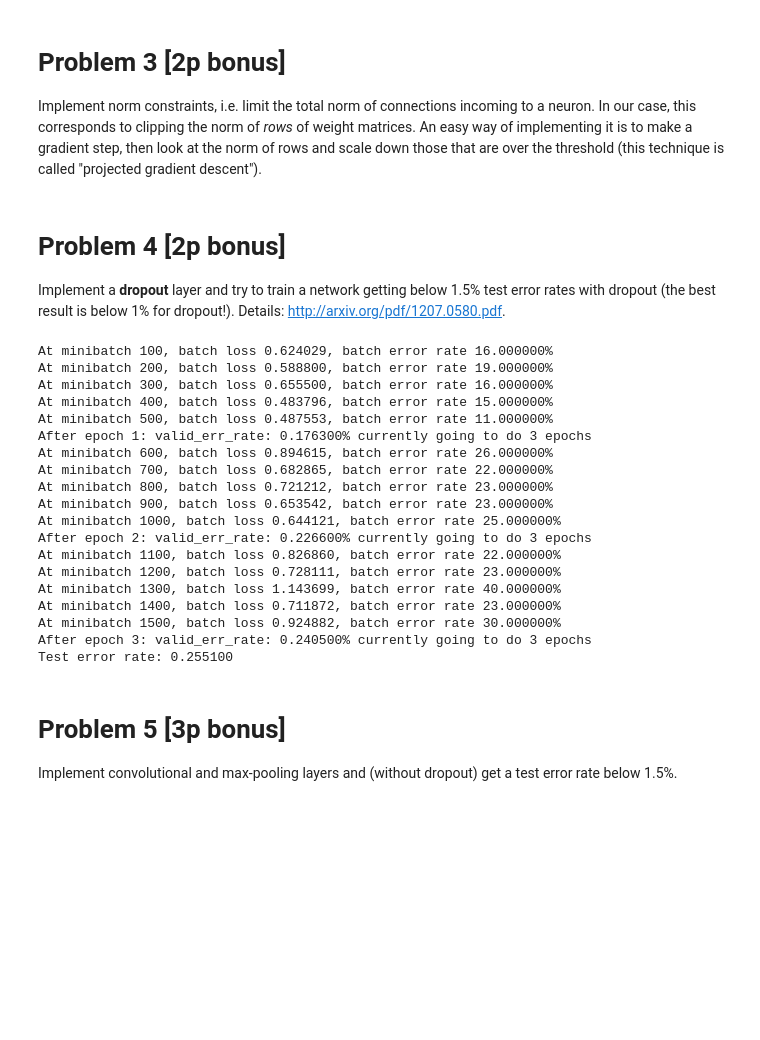
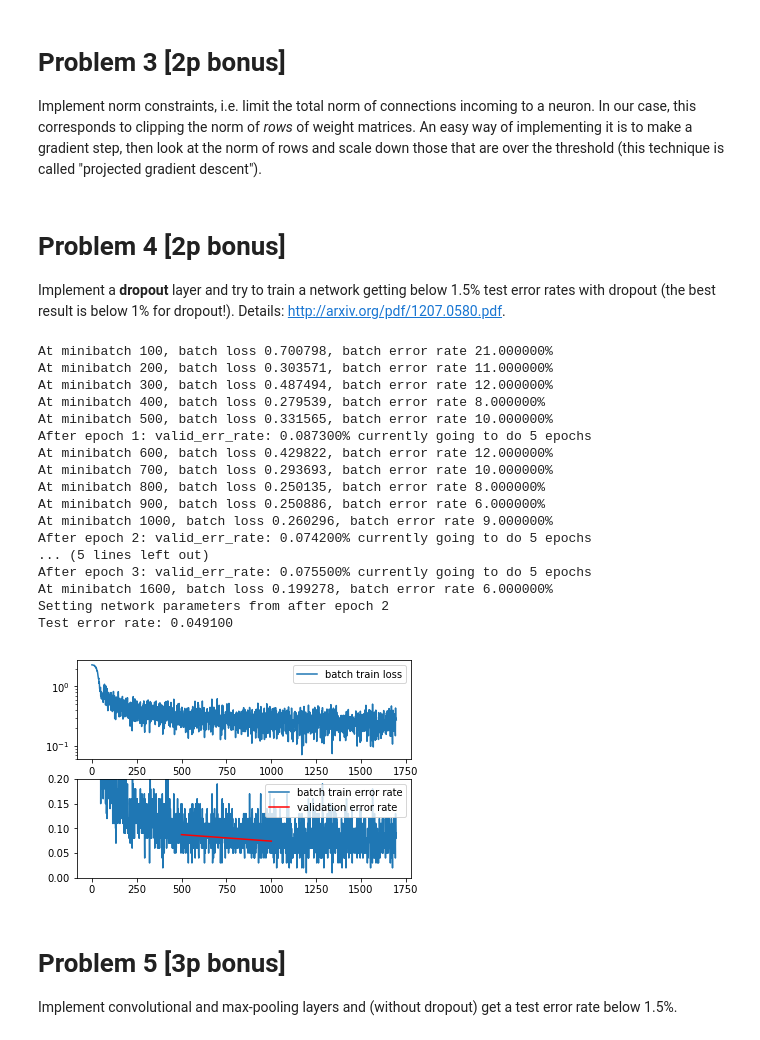
Before and after one commit to mateuszlewko/neural-networks-assignments, a Jupyter notebook: assignment5/Assignment5.ipynb, the cells around one changed output. Cells and saved outputs as stored; diff of their text form; code cells hidden in the pictures; blank space fills up the shorter version.

Commit message:
Done 4th task.

```diff
--- a/assignment5/Assignment5.ipynb
+++ b/assignment5/Assignment5.ipynb
@@ -452,7 +451,7 @@ def SGD(net, train_stream, validation_stream, test_stream):
                         G += P * 0.0001               # DONE: implement the weight decay addition to gradient
 
                     alpha = startA / (startB + i)     # DONE: set a learning rate
-                    epsilon = 0.995                   # DONE: set the momentum constant
+                    epsilon = 0.98                    # DONE: set the momentum constant
                     V[...] = V * epsilon + alpha * G  # DONE: implement velocity update in momentum
 
                     # DONE: set a more sensible learning rule here,
@@ -550,8 +550,10 @@ over the threshold (this technique is called "projected gradient descent").
 
 Implement a **dropout** layer and try to train a
 network getting below 1.5% test error rates with dropout (the best
-result is below 1\% for dropout!). Details: http://arxiv.org/pdf/1207.0580.pdf.
+result is below 1% for dropout!). Details: http://arxiv.org/pdf/1207.0580.pdf.
 # %%
+doDropout = True
+
 class DropoutLayer(Layer):
     def __init__(self, drop=0.25, **kwargs):
         super(DropoutLayer, self).__init__(**kwargs)
@@ -560,45 +562,52 @@ class DropoutLayer(Layer):
 
     def fprop(self, X):
         scale = 1.0 / (1 - self.drop)
-        self.lastD = np.random.binomial([np.ones_like(X)], 1 - self.drop)[0] * scale
-        Y = X * self.lastD
+
+        if doDropout:
+            self.lastD = np.random.binomial([np.ones_like(X)], 1 - self.drop)[0] * scale
+            Y = X * self.lastD
+        else:
+            Y = X
+
         fprop_context = dict(Y=Y)
         return Y, fprop_context
 
     def bprop(self, dLdY, fprop_context):
         Y = fprop_context['Y']
-        return dLdY * self.lastD
+        return dLdY * self.lastD if doDropout else self.lastD
 # %%
 net = FeedForwardNet([
-        AffineLayer(784, 200, weight_init=Uniform(width=0.05)),
-        DropoutLayer(),
+        AffineLayer(784, 1500, weight_init=Uniform(width=0.02)),
+        DropoutLayer(drop=0.1),
         ReLULayer(),
-        AffineLayer(200, 10),
+        DropoutLayer(drop=0.4),
+        AffineLayer(1500, 10, weight_init=Uniform(width=0.01)),
+        #DropoutLayer(drop=0.5),
         SoftMaxLayer()
         ])
-
+doDropout = True
 SGD(net, mnist_train_stream, mnist_validation_stream, mnist_test_stream)
+doDropout = False
 print("Test error rate: %f" % (compute_error_rate(net, mnist_test_stream), ))
 # %% [output]
-At minibatch 100, batch loss 0.624029, batch error rate 16.000000%
-At minibatch 200, batch loss 0.588800, batch error rate 19.000000%
-At minibatch 300, batch loss 0.655500, batch error rate 16.000000%
-At minibatch 400, batch loss 0.483796, batch error rate 15.000000%
-At minibatch 500, batch loss 0.487553, batch error rate 11.000000%
-After epoch 1: valid_err_rate: 0.176300% currently going to do 3 epochs
-At minibatch 600, batch loss 0.894615, batch error rate 26.000000%
-At minibatch 700, batch loss 0.682865, batch error rate 22.000000%
-At minibatch 800, batch loss 0.721212, batch error rate 23.000000%
-At minibatch 900, batch loss 0.653542, batch error rate 23.000000%
-At minibatch 1000, batch loss 0.644121, batch error rate 25.000000%
-After epoch 2: valid_err_rate: 0.226600% currently going to do 3 epochs
-At minibatch 1100, batch loss 0.826860, batch error rate 22.000000%
-At minibatch 1200, batch loss 0.728111, batch error rate 23.000000%
-At minibatch 1300, batch loss 1.143699, batch error rate 40.000000%
-At minibatch 1400, batch loss 0.711872, batch error rate 23.000000%
-At minibatch 1500, batch loss 0.924882, batch error rate 30.000000%
-After epoch 3: valid_err_rate: 0.240500% currently going to do 3 epochs
-Test error rate: 0.255100
+At minibatch 100, batch loss 0.700798, batch error rate 21.000000%
+At minibatch 200, batch loss 0.303571, batch error rate 11.000000%
+At minibatch 300, batch loss 0.487494, batch error rate 12.000000%
+At minibatch 400, batch loss 0.279539, batch error rate 8.000000%
+At minibatch 500, batch loss 0.331565, batch error rate 10.000000%
+After epoch 1: valid_err_rate: 0.087300% currently going to do 5 epochs
+At minibatch 600, batch loss 0.429822, batch error rate 12.000000%
+At minibatch 700, batch loss 0.293693, batch error rate 10.000000%
+At minibatch 800, batch loss 0.250135, batch error rate 8.000000%
+At minibatch 900, batch loss 0.250886, batch error rate 6.000000%
+At minibatch 1000, batch loss 0.260296, batch error rate 9.000000%
+After epoch 2: valid_err_rate: 0.074200% currently going to do 5 epochs
+... (5 lines left out)
+After epoch 3: valid_err_rate: 0.075500% currently going to do 5 epochs
+At minibatch 1600, batch loss 0.199278, batch error rate 6.000000%
+Setting network parameters from after epoch 2
+Test error rate: 0.049100
+[figure, added]
 # %% [markdown]
 # Problem 5 [3p bonus]
 
```
Also changed, not shown: parts of 4 cells of this notebook.
